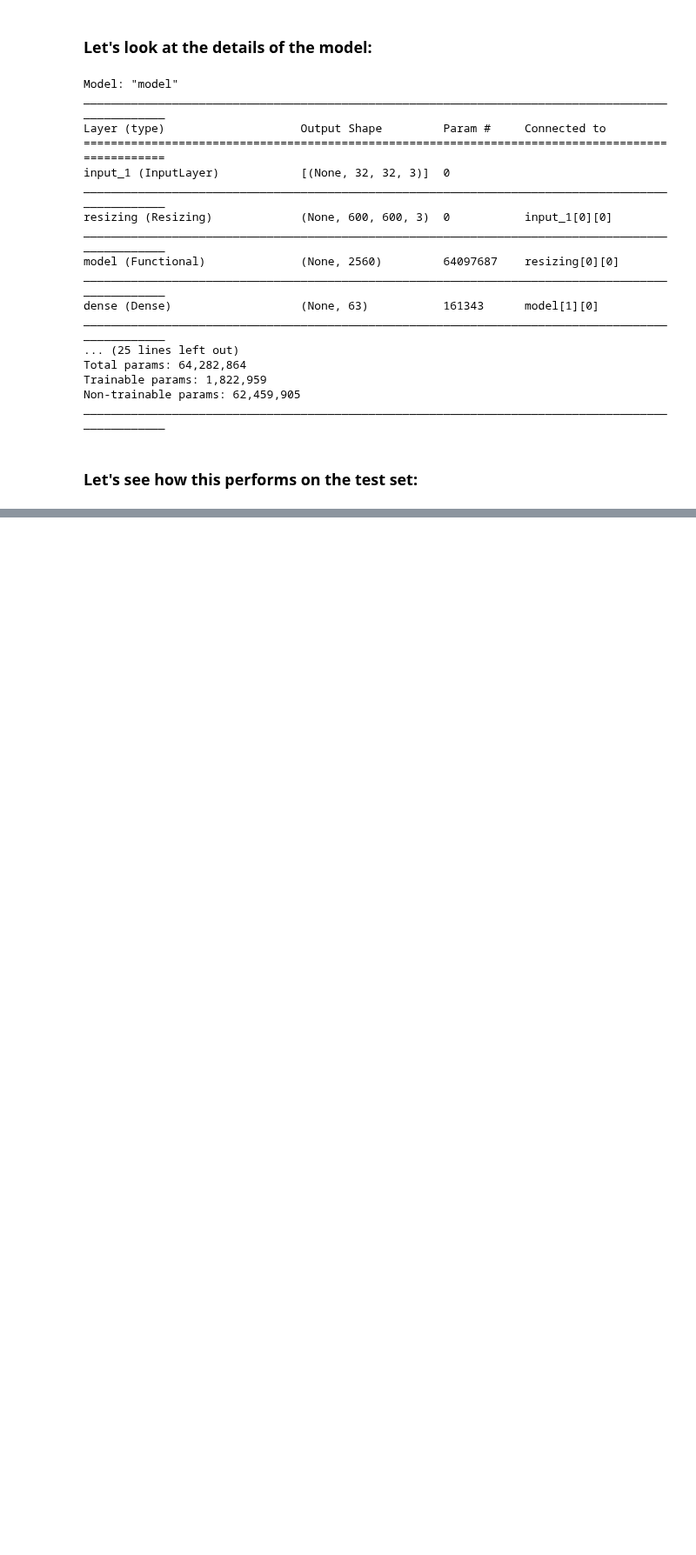
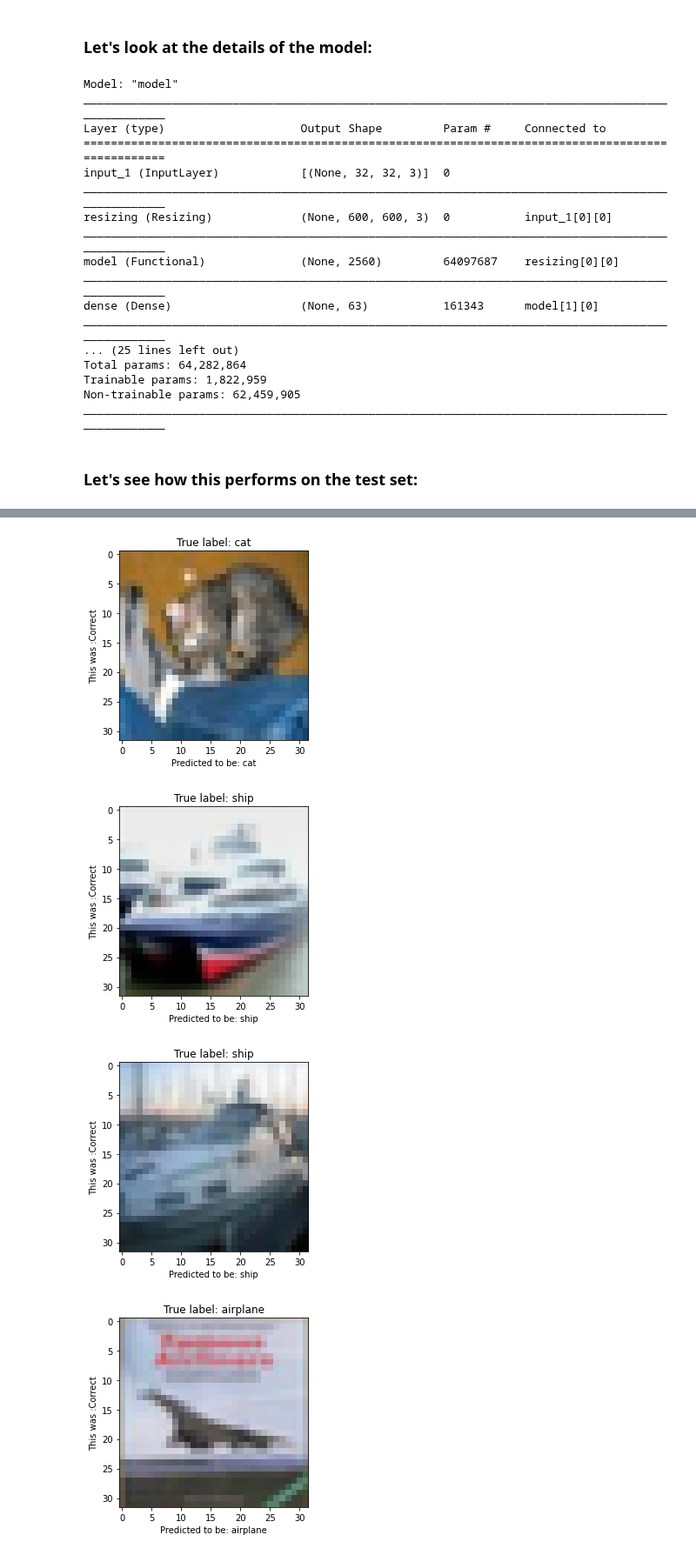
Before and after one commit to david-thrower/residual_MLP_Tests, a Jupyter notebook: use-examples/EfficientNetB7-ResidualMLP_NeuralArchitectureSearch12HrTraining/2022-02-04_EfficientNetB7-ResidualMLP_NeuralArchitectureSearchRun_Evaluation_after_12_hr_training.ipynb, the cells around one changed output, grey strips where cells are left out. Shown at 87% size. Drawn from its saved outputs; the diff is of its cells as text; code cells hidden in the pictures; blank space fills up the shorter version.

Commit message:
Added the updated evaluation for the CIFAR10 EfficientNet-ResidualMLP Neural Architecture Search's best model at 12 hours of cold start hyperband training.

```diff
--- a/use-examples/EfficientNetB7-ResidualMLP_NeuralArchitectureSearch12HrTraining/2022-02-04_EfficientNetB7-ResidualMLP_NeuralArchitectureSearchRun_Evaluation_after_12_hr_training.ipynb
+++ b/use-examples/EfficientNetB7-ResidualMLP_NeuralArchitectureSearch12HrTraining/2022-02-04_EfficientNetB7-ResidualMLP_NeuralArchitectureSearchRun_Evaluation_after_12_hr_training.ipynb
@@ -752,0 +777,39 @@ best_model_so_far_2022_02_04.evaluate(x_test,y_test_ohe)
+# %%
+
+import numpy as np
+import matplotlib.pyplot as plt
+number_to_try = 50
+labels_legend = ['airplane',
+                 'automobile',
+                 'bird',
+                 'cat',
+                 'deer',
+                 'dog',
+                 'frog',
+                 'horse',
+                 'ship',
+                 'truck']
+
+labels_num = [np.argmax(x) for x in y_test_ohe[:number_to_try]]
+labels = [labels_legend[x] for x in labels_num]
+
+predictions_ohe = best_model_so_far_2022_02_04(x_test[:number_to_try])
+
+predicted_class_num = [np.argmax(x) for x in  predictions_ohe]
+predicted_class = [labels_legend[i] for i in predicted_class_num]
+
+for i in range(number_to_try):
+    plt.imshow(x_test[i])
+    plt.title(f"True label: {labels[i]}")
+    plt.xlabel(f"Predicted to be: {predicted_class[i]}")
+    if labels[i] == predicted_class[i]:
+        status = "Correct"
+    else:
+        status = "Incorrect"
+    plt.ylabel(f"This was :{status}")
+    plt.show()
+# %% [output]
+[figure, added]
+[figure, added]
+[figure, added]
+[figure, added]
```
Also changed, not shown: parts of 15 cells of this notebook, 1 other file.
